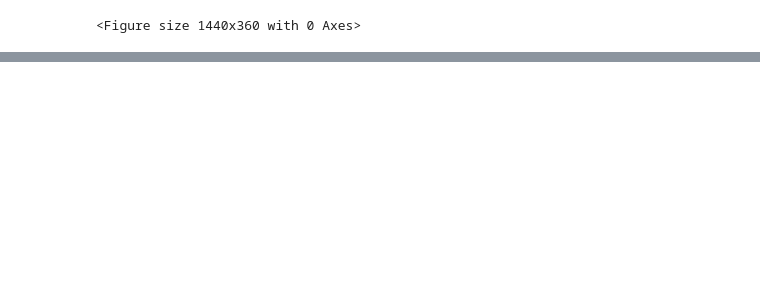
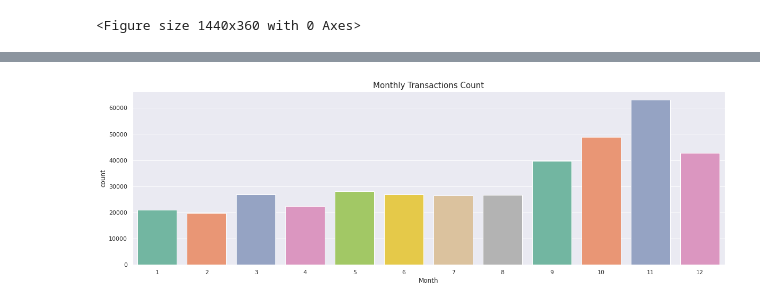
Before and after one commit to vivek16pawar/Customer-Segmentation, a Jupyter notebook: Online_Retail_Customer_Segmentation_Capstone_Project.ipynb, the cells around one changed output, grey strips where cells are left out. Drawn from its saved outputs; the diff is of its cells as text; code cells hidden in the pictures; blank space fills up the shorter version.

```diff
--- a/Online_Retail_Customer_Segmentation_Capstone_Project.ipynb
+++ b/Online_Retail_Customer_Segmentation_Capstone_Project.ipynb
@@ -207,0 +222,6 @@ df.head(2)
+# %%
+plt.figure(figsize = (20,6))
+sns.countplot(df.Month, palette='Set2')
+plt.title('Monthly Transactions Count',fontsize=15);
+# %% [output]
+[figure, added]
```
Also changed, not shown: parts of 6 cells of this notebook.
